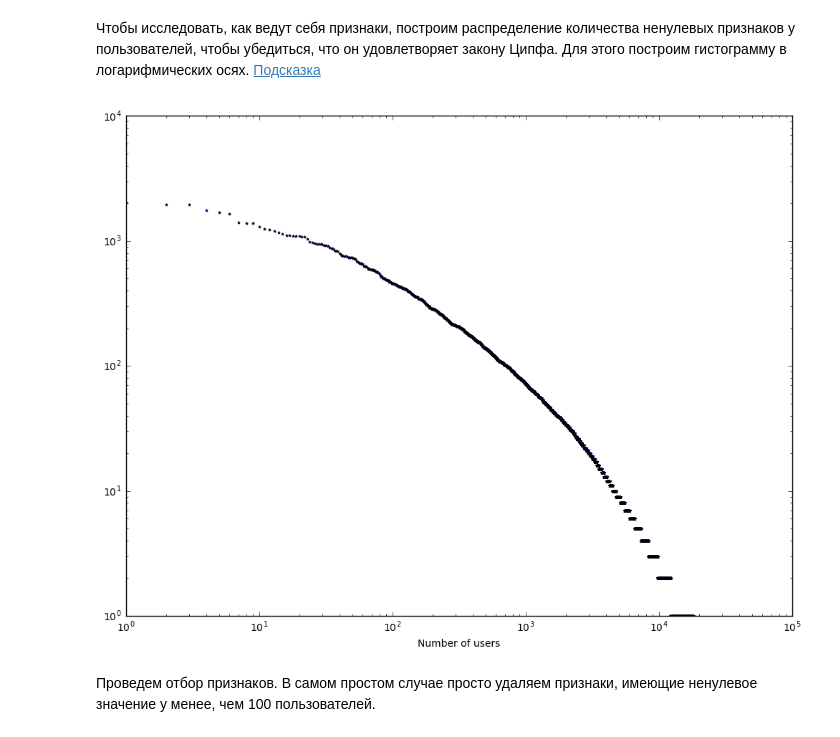
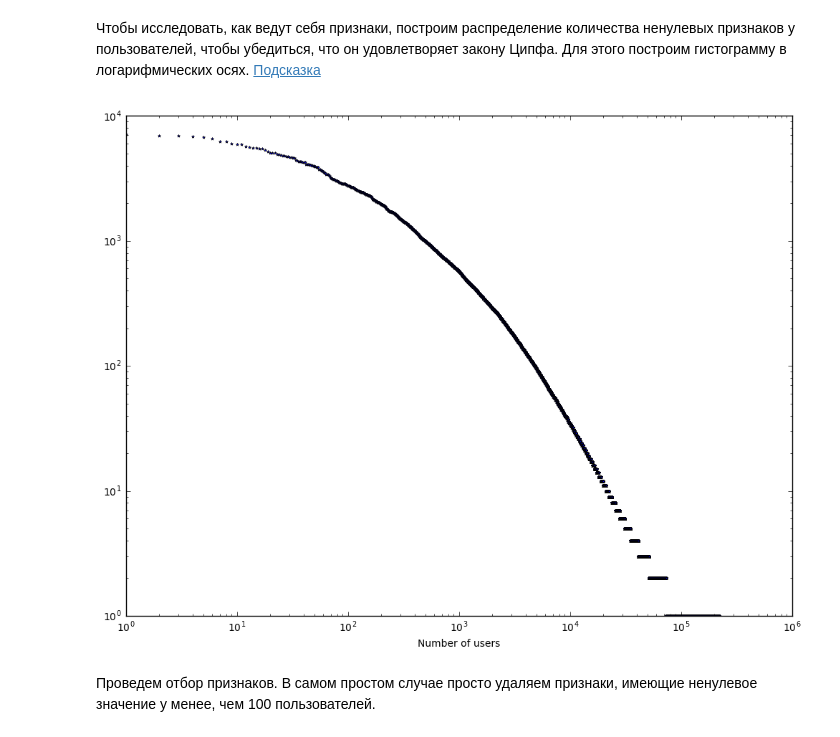
Before and after one commit to IlyaMarkovMipt/sphereDataMining, a Jupyter notebook: hw5/homework-5-st.ipynb, the cells around one changed output. Saved outputs shown, nothing was run; the diff lists cells and outputs as text; code cells hidden in the pictures.

```diff
--- a/hw5/homework-5-st.ipynb
+++ b/hw5/homework-5-st.ipynb
@@ -50,16 +52,16 @@ Resulting training set: (5944x18121) feature matrix, 5944 target vector
 # %%
 def draw_log_hist(x):
     """Draw tokens histogram in log scales"""
     features_counts = x.getnnz(axis=0)
     res = np.sort(features_counts)
     res = res[::-1]
-    x_val = np.arange(len(res))
+    user_counts = np.arange(1, len(res) + 1)
     fig = plt.figure(figsize=(12, 9))
-    plt.loglog(x_val, res, marker='*', linestyle='None', markersize=3)
+    plt.loglog(user_counts, res, marker='*', linestyle='None', markersize=3)
     plt.xlabel("Number of users")
     plt.show()
     return features_counts
 
-features_counts = draw_log_hist(X)
+features_counts = draw_log_hist(X_dataset)
 # %% [output]
-[figure, old version]
+[figure, new version]
```
Also changed, not shown: parts of 21 cells of this notebook.
